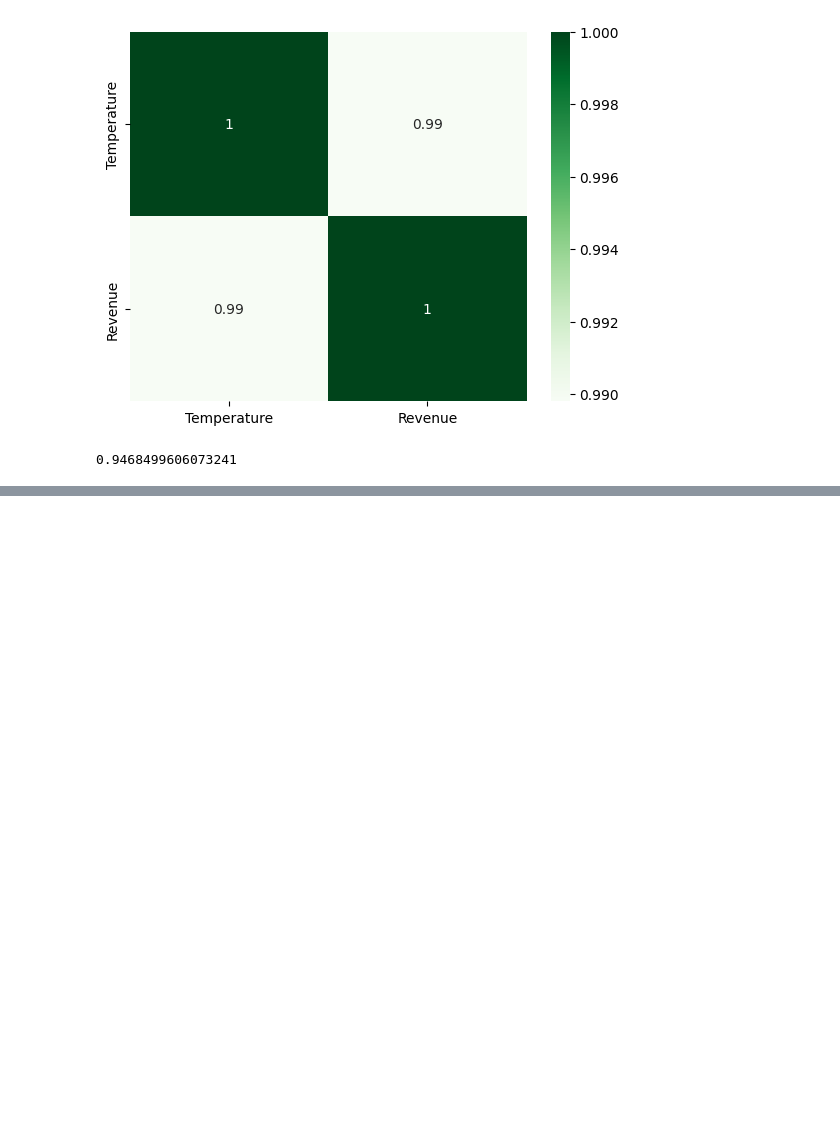
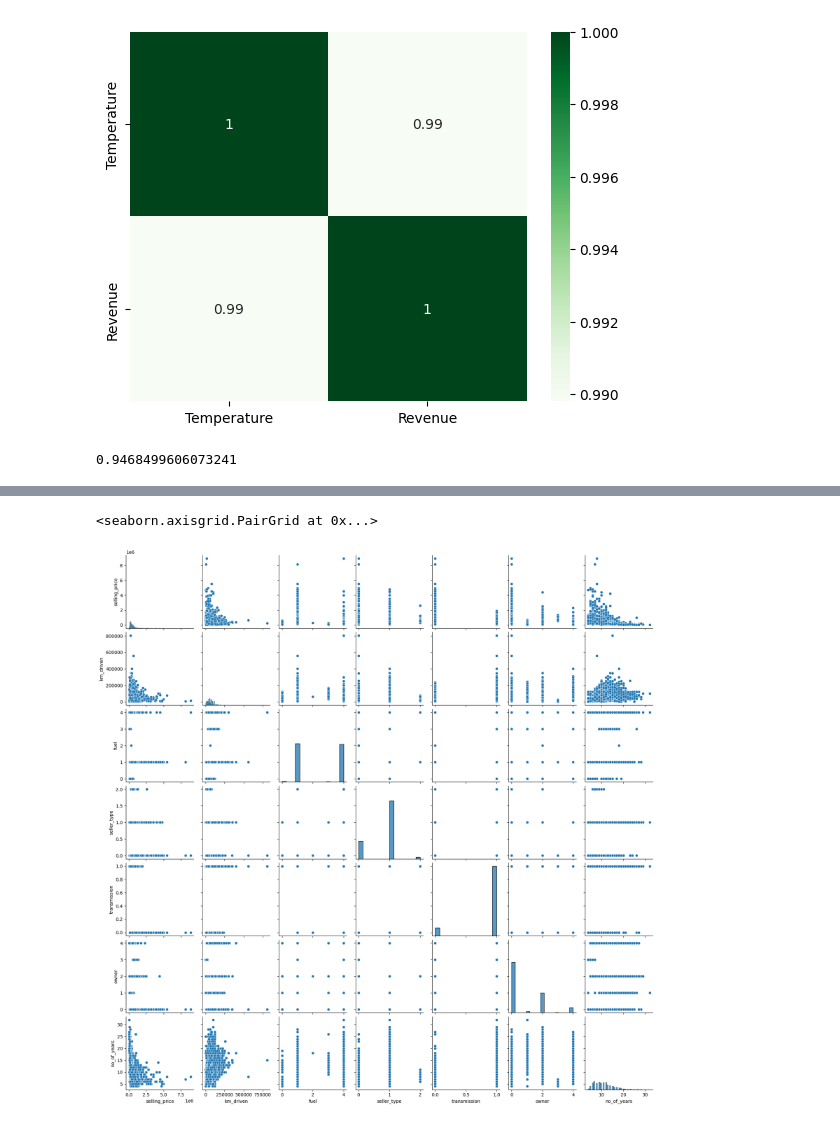
Before and after one commit to sujataprasad01/ML-Random-Forest-Regression, a Jupyter notebook: Random_Forest_Regression.ipynb, the cells around one changed output, grey strips where cells are left out. Saved outputs shown, nothing was run; the diff lists cells and outputs as text; code cells hidden in the pictures; blank space fills up the shorter version.

```diff
--- a/Random_Forest_Regression.ipynb
+++ b/Random_Forest_Regression.ipynb
@@ -93,0 +125,7 @@ r2_score(Y_test, y_pred)
+# %%
+date=date.today().year
+# %%
+no_of_years=[]
+for i in (df['year']):
+  li=date-i
+  no_of_years.append(li)
@@ -93,0 +152,4 @@ r2_score(Y_test, y_pred)
+# %%
+df['no_of_years']=no_of_years
+# %%
+df.drop(['name', 'year'], axis=1, inplace=True)
@@ -93,0 +204,5 @@ r2_score(Y_test, y_pred)
+# %%
+sns.pairplot(df)
+# %% [output]
+<seaborn.axisgrid.PairGrid at 0x...>
+[figure, added]
```
Also changed, not shown: parts of 21 cells of this notebook.
